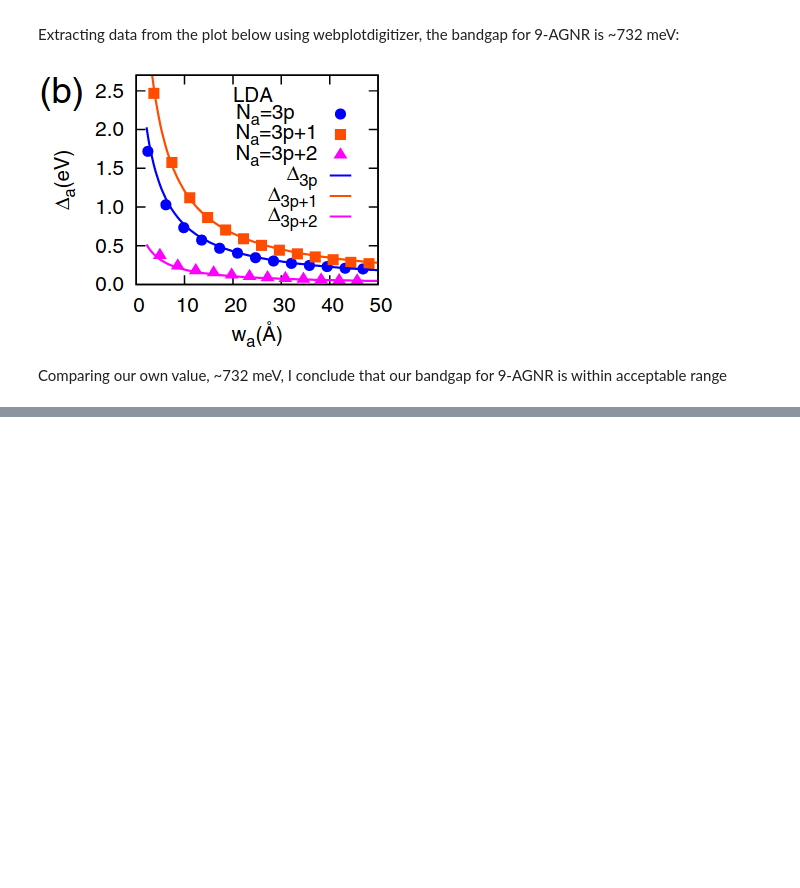
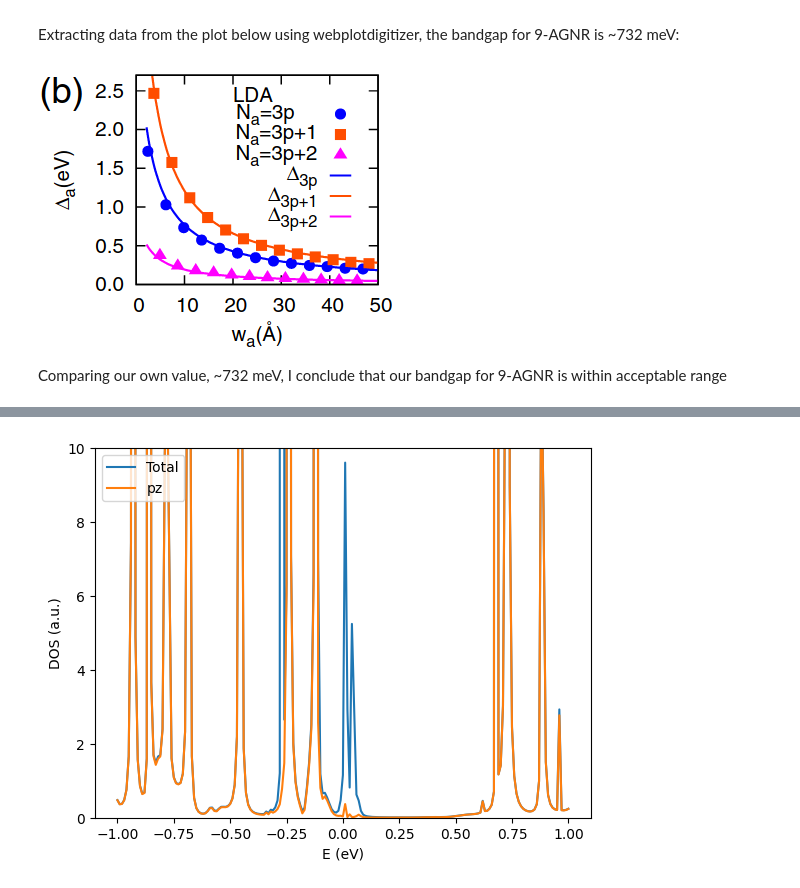
Before and after one commit to aj0337/qtpyt-tests, a Jupyter notebook: CNT_AGNR/checks.ipynb, the cells around one changed output, grey strips where cells are left out. Cells and saved outputs as stored; diff of their text form; code cells hidden in the pictures; blank space fills up the shorter version.

Commit message:
Get total dos by projecting GF on bridge

```diff
--- a/CNT_AGNR/checks.ipynb
+++ b/CNT_AGNR/checks.ipynb
@@ -93,0 +98,14 @@ The non-orthogonalized orbital is:
+# %%
+E, tdos = np.load("./unrelaxed/output/lowdin/dft/Evdos_total.npy")
+_, pz_dos = np.load("./unrelaxed/output/lowdin/dft/Evdos_pz.npy")
+
+plt.plot(E, tdos, label="Total")
+plt.plot(E, pz_dos, label="pz")
+plt.xlabel("E (eV)")
+plt.ylabel("DOS (a.u.)")
+# plt.yscale("log")
+plt.ylim(0,10)
+plt.legend()
+plt.show()
+# %% [output]
+[figure, added]
```
Also changed, not shown: parts of 4 cells of this notebook, 3 other files.
